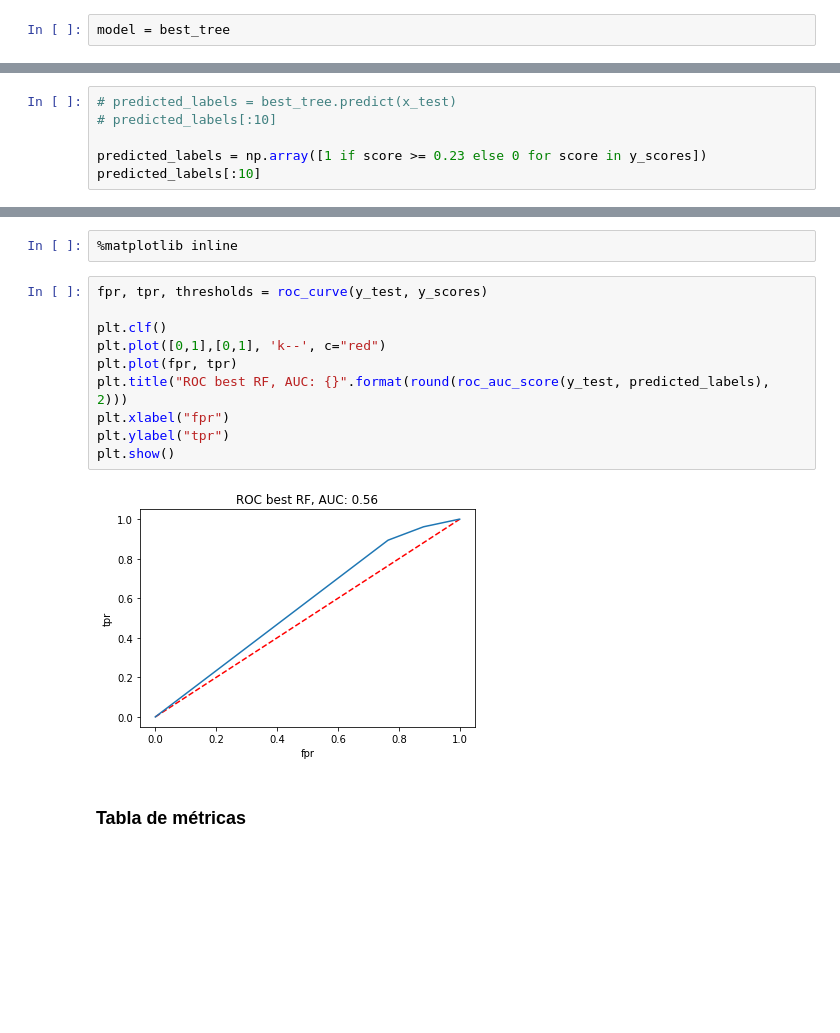
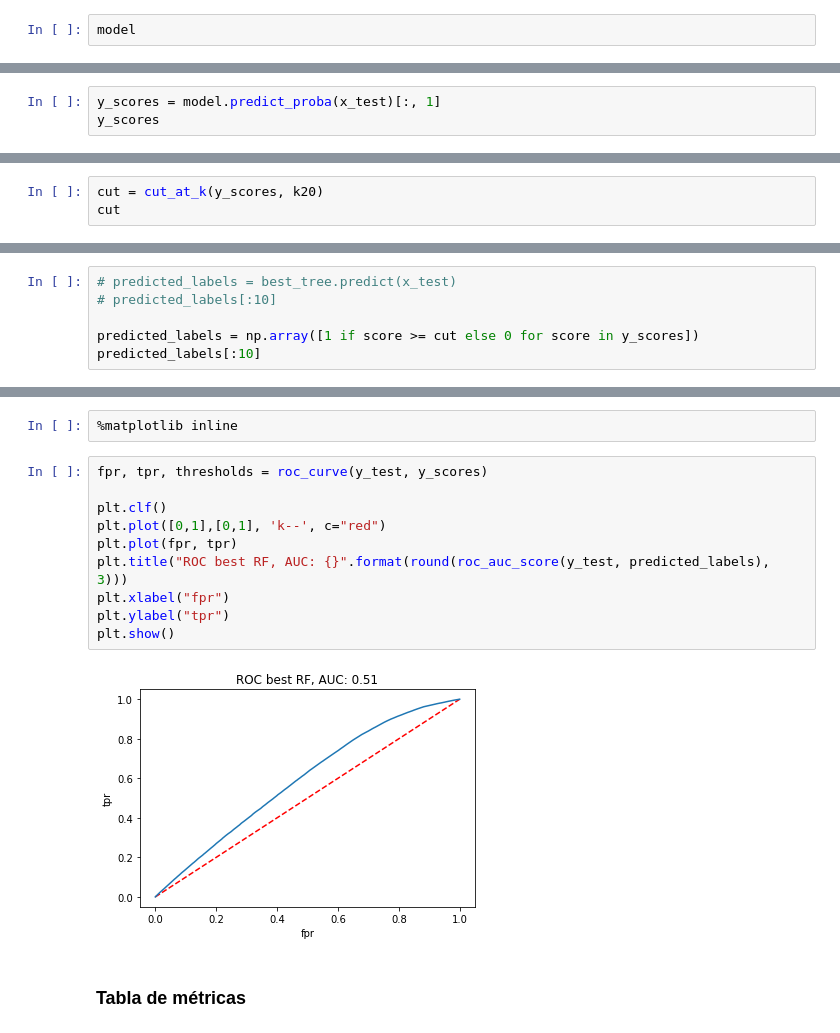
Before and after one commit to rafaelortegar/Proyecto1_IDS_2020, a Jupyter notebook: notebooks/legacy/borrador_jalr_p2.ipynb, the cells around one changed output, grey strips where cells are left out. Saved outputs shown, nothing was run; the diff lists cells and outputs as text; blank space fills up the shorter version.

Commit message:
mejora de precision en modelo

```diff
--- a/notebooks/legacy/borrador_jalr_p2.ipynb
+++ b/notebooks/legacy/borrador_jalr_p2.ipynb
@@ -464,2 +567,2 @@ y_scores = prob_df.tree_pos
 # %%
-model = best_tree
+model
@@ -465,0 +576,3 @@ model = best_tree
+# %%
+y_scores = model.predict_proba(x_test)[:, 1]
+y_scores
@@ -465,0 +582,3 @@ model = best_tree
+# %%
+cut = cut_at_k(y_scores, k20)
+cut
@@ -467,6 +588,6 @@ model = best_tree
 # predicted_labels = best_tree.predict(x_test)
 # predicted_labels[:10]
 
-predicted_labels = np.array([1 if score >= 0.23 else 0 for score in y_scores])
+predicted_labels = np.array([1 if score >= cut else 0 for score in y_scores])
 predicted_labels[:10]
 # %% [output]
@@ -484,15 +605,15 @@ from sklearn import metrics
 # %%
 fpr, tpr, thresholds = roc_curve(y_test, y_scores)
 
 plt.clf()
 plt.plot([0,1],[0,1], 'k--', c="red")
 plt.plot(fpr, tpr)
-plt.title("ROC best RF, AUC: {}".format(round(roc_auc_score(y_test, predicted_labels), 2)))
+plt.title("ROC best RF, AUC: {}".format(round(roc_auc_score(y_test, predicted_labels), 3)))
 plt.xlabel("fpr")
 plt.ylabel("tpr")
 plt.show()
 # %% [output]
-[figure, old version]
+[figure, new version]
 # %% [markdown]
 ### Tabla de métricas
 # %%
```
Also changed, not shown: parts of 43 cells of this notebook.
